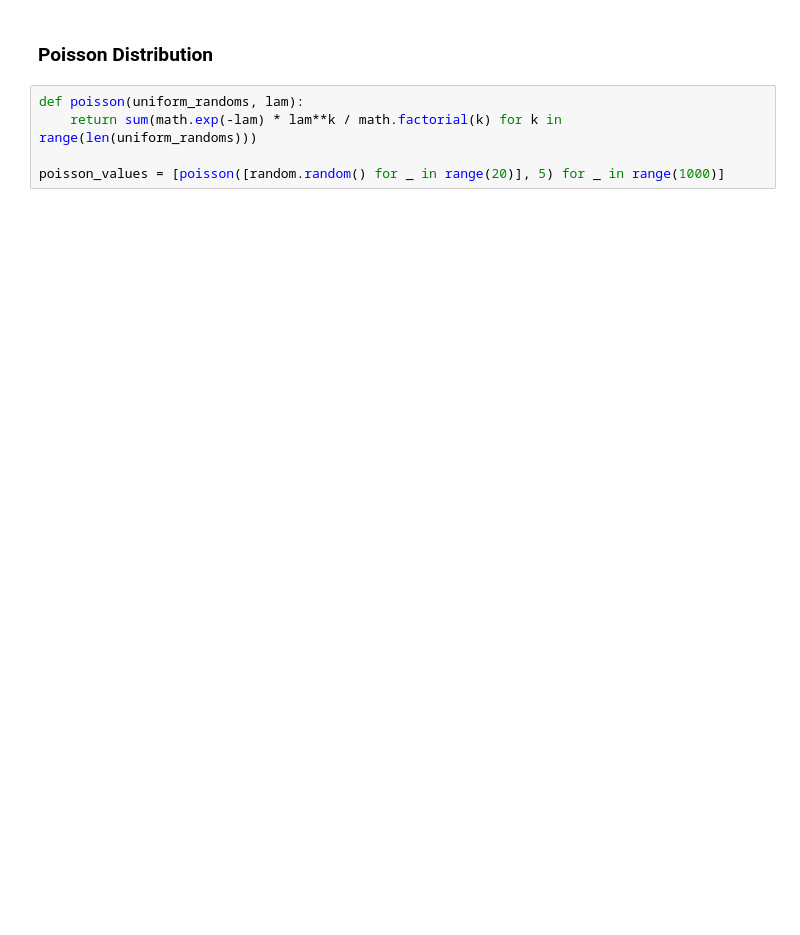
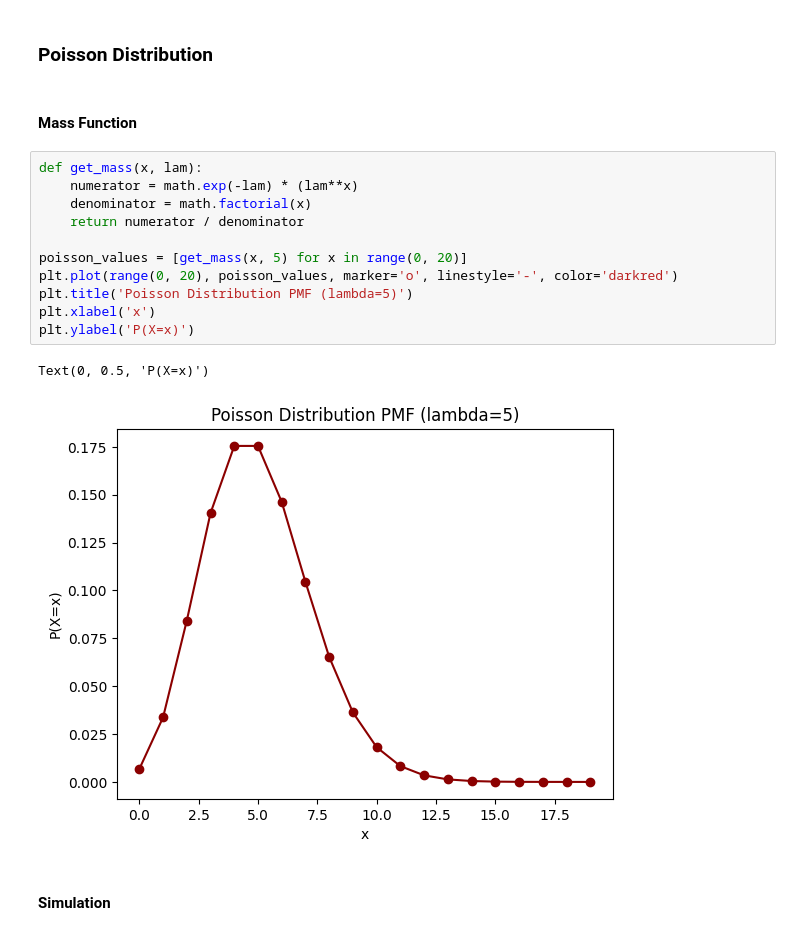
Before and after one commit to SharafatKarim/python-data-science-notebook, a Jupyter notebook: 05 - simulation modeling/05 - probability distributions.ipynb, the cells around one changed output. Drawn from its saved outputs; the diff is of its cells as text; blank space fills up the shorter version.

```diff
--- a/05 - simulation modeling/05 - probability distributions.ipynb
+++ b/05 - simulation modeling/05 - probability distributions.ipynb
@@ -51,7 +104,20 @@ Text(0, 0.5, 'Relative Frequency')
 # %% [markdown]
 ### Poisson Distribution
-# %%
-def poisson(uniform_randoms, lam):
-    return sum(math.exp(-lam) * lam**k / math.factorial(k) for k in range(len(uniform_randoms)))
-
-poisson_values = [poisson([random.random() for _ in range(20)], 5) for _ in range(1000)]
+# %% [markdown]
+#### Mass Function
+# %%
+def get_mass(x, lam):
+    numerator = math.exp(-lam) * (lam**x)
+    denominator = math.factorial(x)
+    return numerator / denominator
+
+poisson_values = [get_mass(x, 5) for x in range(0, 20)]
+plt.plot(range(0, 20), poisson_values, marker='o', linestyle='-', color='darkred')
+plt.title('Poisson Distribution PMF (lambda=5)')
+plt.xlabel('x')
+plt.ylabel('P(X=x)')
+# %% [output]
+Text(0, 0.5, 'P(X=x)')
+[figure, added]
+# %% [markdown]
+#### Simulation
```
Also changed, not shown: parts of 14 cells of this notebook.
